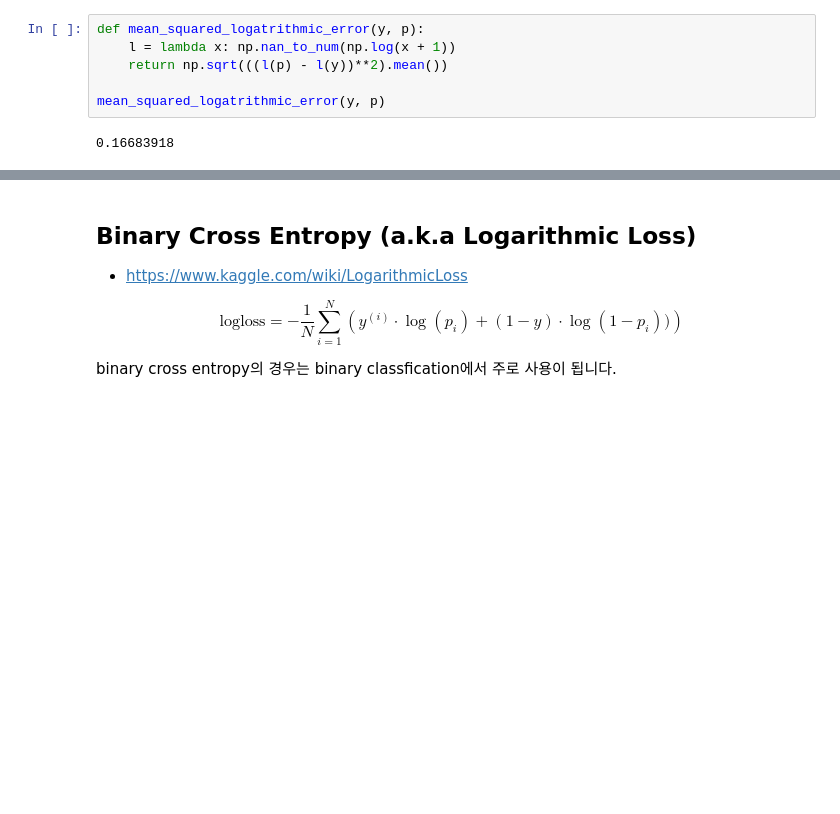
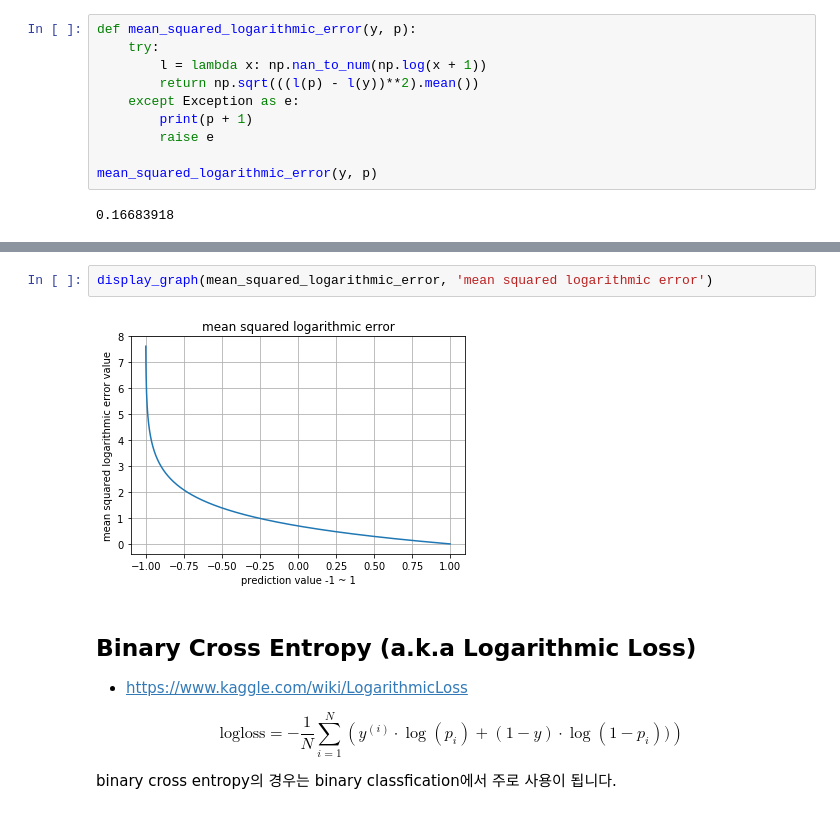
Before and after one commit to AndersonJo/machine-learning, a Jupyter notebook: Artificial Intelligence Tutorial/041 Objective Functions/01 Objective Functions with Numpy.ipynb, the cells around one changed output, grey strips where cells are left out. Cells and saved outputs as stored; diff of their text form; blank space fills up the shorter version.

```diff
--- a/Artificial Intelligence Tutorial/041 Objective Functions/01 Objective Functions with Numpy.ipynb
+++ b/Artificial Intelligence Tutorial/041 Objective Functions/01 Objective Functions with Numpy.ipynb
@@ -110,10 +130,14 @@ normal_a, uniform       : 2.45740639766
 
 $$ \epsilon = \sqrt{\frac{1}{n} \sum_{i=1}^n (\log(p_i + 1) - \log(a_i+1))^2 } $$
 # %%
-def mean_squared_logatrithmic_error(y, p):
-    l = lambda x: np.nan_to_num(np.log(x + 1))
-    return np.sqrt(((l(p) - l(y))**2).mean())
+def mean_squared_logarithmic_error(y, p):
+    try:
+        l = lambda x: np.nan_to_num(np.log(x + 1))
+        return np.sqrt(((l(p) - l(y))**2).mean())
+    except Exception as e:
+        print(p + 1)
+        raise e
 
-mean_squared_logatrithmic_error(y, p)
+mean_squared_logarithmic_error(y, p)
 # %% [output]
 0.16683918
@@ -132,3 +152,7 @@ normal_a, uniform       : 1.00583285131
+# %%
+display_graph(mean_squared_logarithmic_error, 'mean squared logarithmic error')
+# %% [output]
+[figure, added]
 # %% [markdown]
 ## Binary Cross Entropy (a.k.a Logarithmic Loss)
 
```
Also changed, not shown: parts of 20 cells of this notebook.
